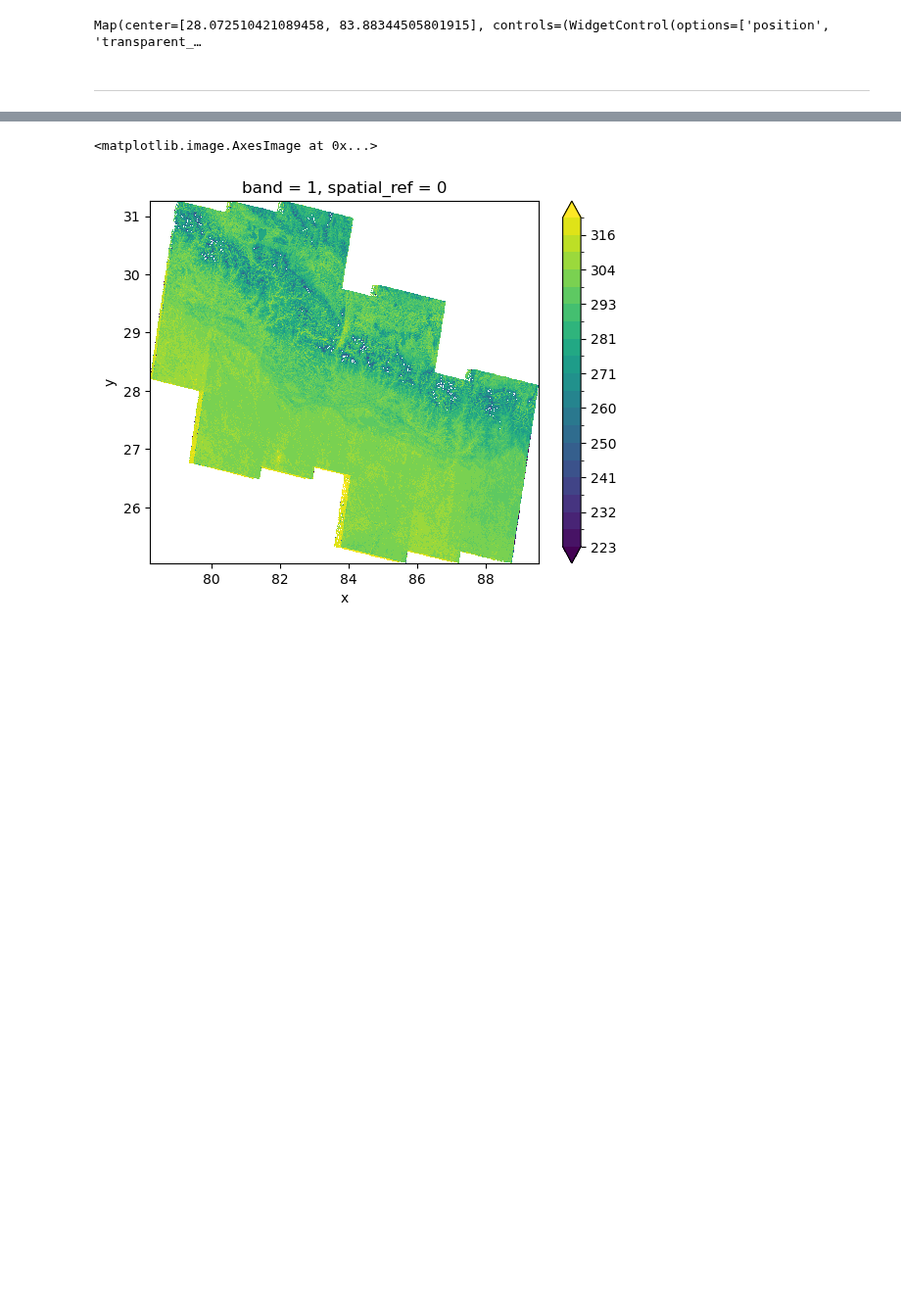
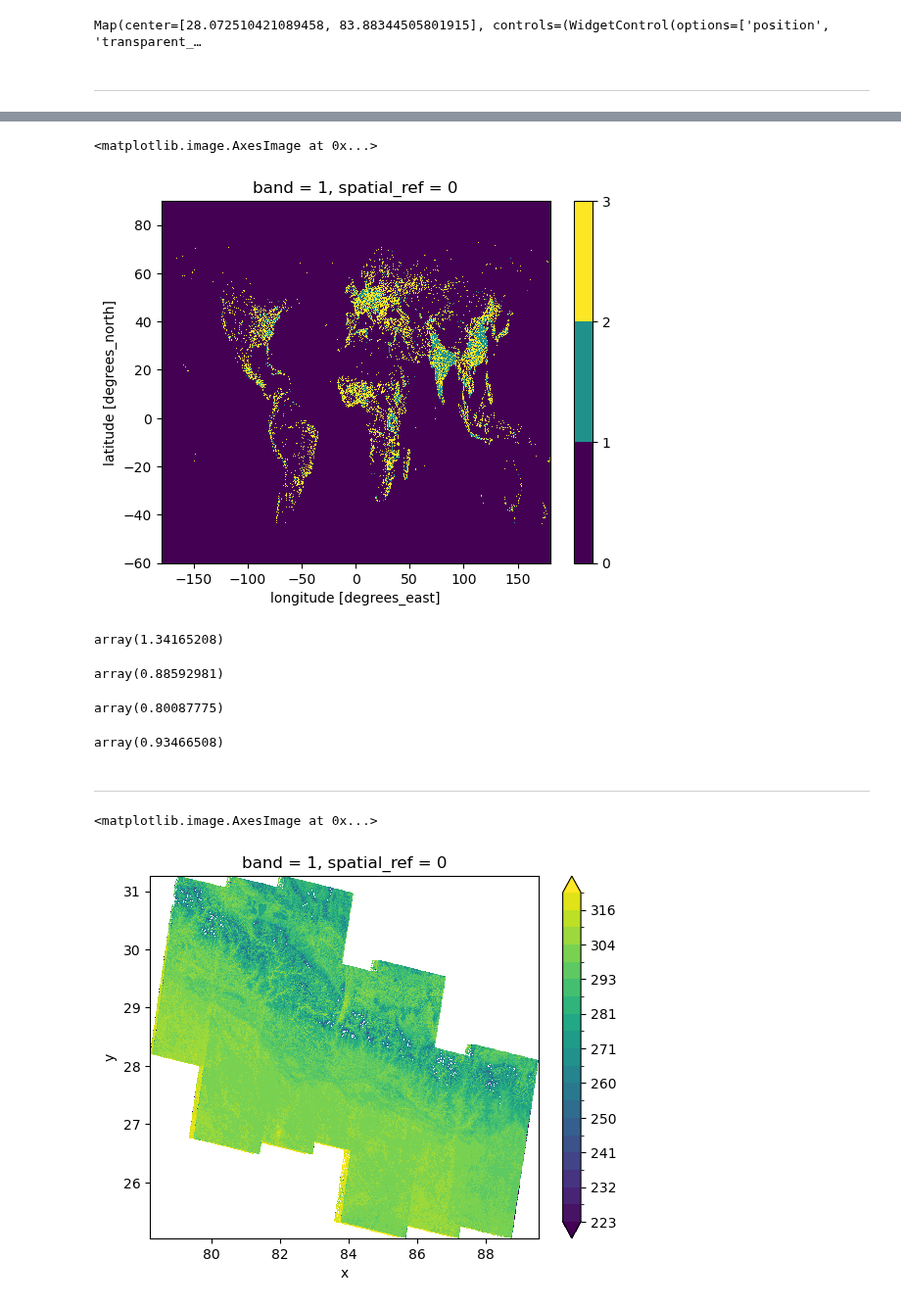
Before and after one commit to felixschulz385/growth-and-temperature, a Jupyter notebook: code/experiments/grid.ipynb, the cells around one changed output, grey strips where cells are left out. Shown at 98% size. Saved outputs shown, nothing was run; the diff lists cells and outputs as text; code cells hidden in the pictures; blank space fills up the shorter version.

```diff
--- a/code/experiments/grid.ipynb
+++ b/code/experiments/grid.ipynb
@@ -233,0 +288,5 @@ Map(center=[28.072510421089458, 83.88344505801915], controls=(WidgetControl(opti
+# %%
+settlement_model = rxr.open_rasterio("Q:/HEALECON/Felix/Research/Heat Islands/data/GHS_SMOD_E2020_GLOBE_R2023A_54009_1000_V2_0/GHS_SMOD_E2020_GLOBE_R2023A_54009_1000_V2_0.tif")
+settlement_model_rural = ((settlement_model >= 10) & (settlement_model <= 13)) # rural as defined by definition on page 54 of the documentation
+settlement_model_urban_center = (settlement_model == 30) # urban center as defined by definition on page 54 of the documentation
+settlement_model_populated = ((settlement_model >= 12) & (settlement_model <= 30)) # populated as defined by definition on page 54 of the documentation
@@ -234,3 +326,49 @@ Map(center=[28.072510421089458, 83.88344505801915], controls=(WidgetControl(opti
+# %%
+settlement_model_urban_center_reprojected = (settlement_model_urban_center * 1).rio.reproject_match(temperature_difference)
+settlement_model_populated_reprojected = (settlement_model_populated * 1).rio.reproject_match(temperature_difference)
+# %%
+from scipy.ndimage import binary_dilation
+
+mask = (settlement_model_populated_reprojected == 1)
+
+# Define buffer size (number of pixels)
+u = 1
+
+# Create structuring element (square shape with radius u)
+structure = np.ones((2 * u + 1, 2 * u + 1), dtype=bool)
+
+# Apply binary dilation
+buffered_mask = mask.copy()
+buffered_mask.values = binary_dilation(mask.squeeze(), structure=structure).reshape(mask.shape)
+
+# Difference between buffered and original mask
+buffered_mask = buffered_mask.where(buffered_mask != mask, False)
+
+plot_data = (mask) + (buffered_mask * 2)
+
+# Display result
+plot_data.squeeze().plot.imshow(levels = [0, 1, 2, 3])
+# %% [output]
+<matplotlib.image.AxesImage at 0x...>
+[figure, added]
+# %%
+temperature_difference.mean().values
+# %% [output]
+array(1.34165208)
+# %%
+temperature_difference.where(settlement_model_urban_center_reprojected == 1, np.nan).mean().values
+# %% [output]
+array(0.88592981)
+# %%
+temperature_difference.where(settlement_model_populated_reprojected == 1, np.nan).mean().values
+# %% [output]
+array(0.80087775)
+# %%
+temperature_difference.where(buffered_mask, np.nan).mean().values
+# %% [output]
+array(0.93466508)
+# %% [markdown]
+---
 # %%
 import xarray as xr
 import rioxarray as rxr
```
Also changed, not shown: parts of 11 cells of this notebook, 1 other file.
